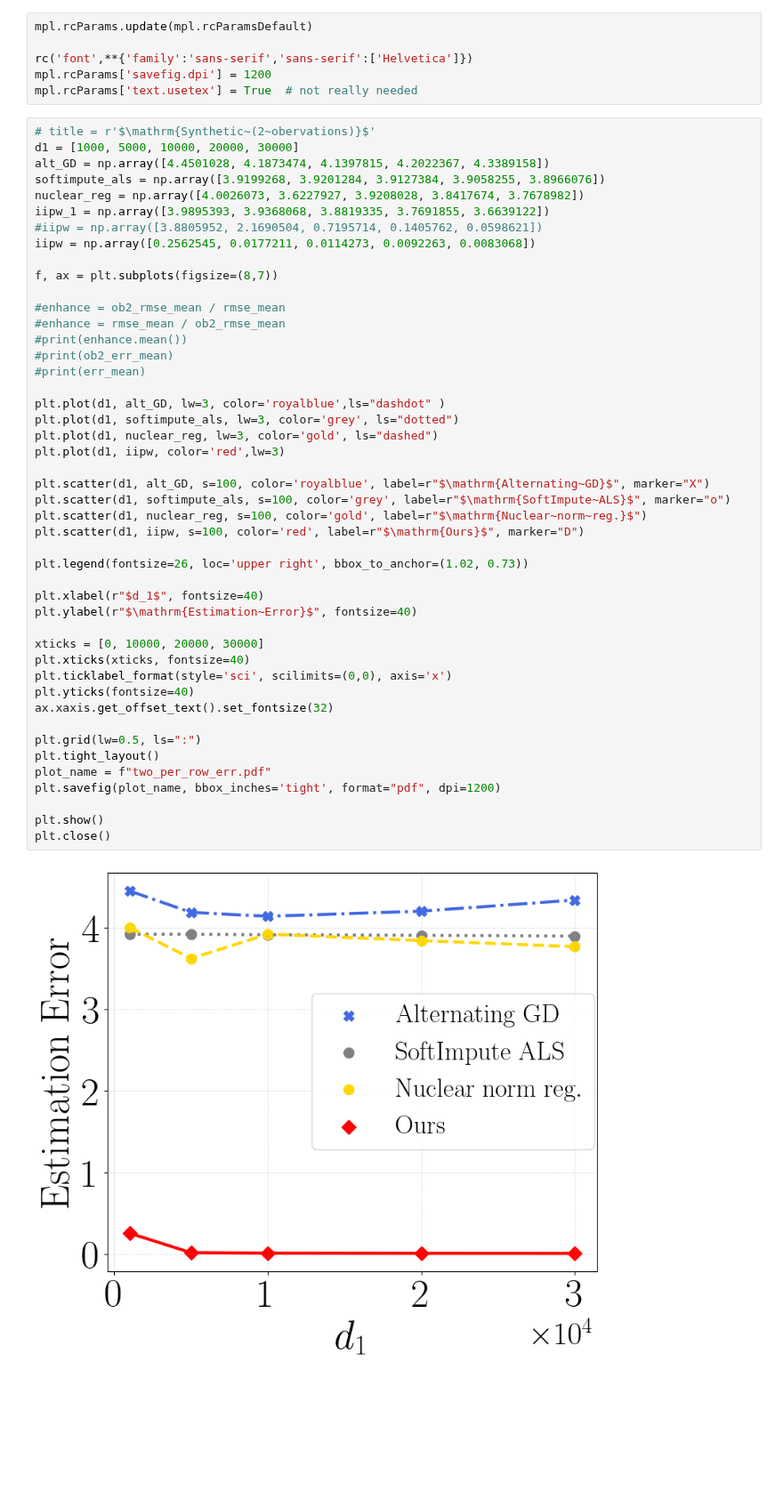
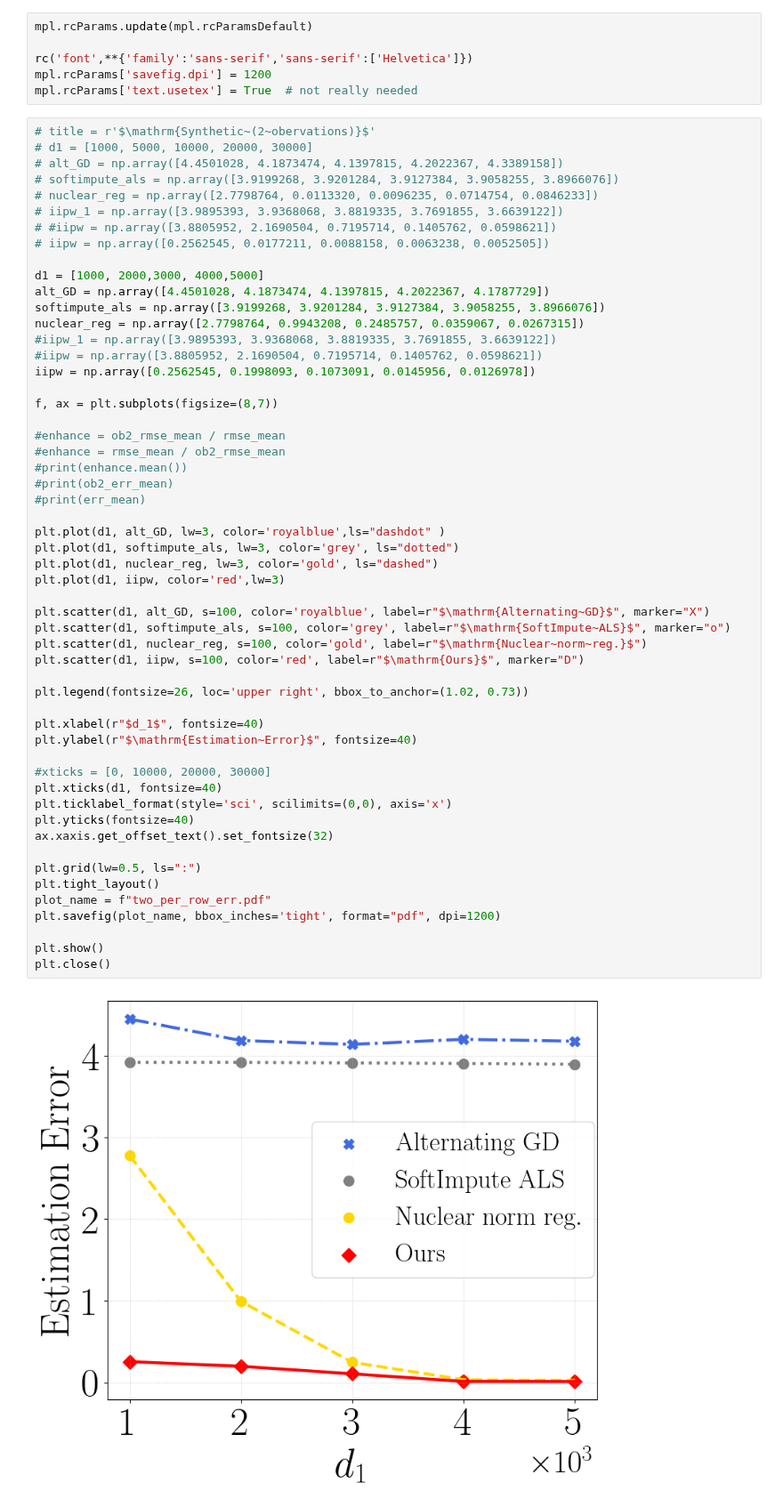
Before and after one commit to VirtuosoResearch/Matrix-completion-from-ultrasparse-samples, a Jupyter notebook: revised_figures/two_observations_per_row.ipynb, the cells around one changed output. Shown at 89% size. Saved outputs shown, nothing was run; the diff lists cells and outputs as text; blank space fills up the shorter version.

Commit message:
figures

```diff
--- a/revised_figures/two_observations_per_row.ipynb
+++ b/revised_figures/two_observations_per_row.ipynb
@@ -15,13 +15,21 @@ mpl.rcParams['savefig.dpi'] = 1200
 mpl.rcParams['text.usetex'] = True  # not really needed
 # %%
 # title = r'$\mathrm{Synthetic~(2~obervations)}$'
-d1 = [1000, 5000, 10000, 20000, 30000]
-alt_GD = np.array([4.4501028, 4.1873474, 4.1397815, 4.2022367, 4.3389158])
+# d1 = [1000, 5000, 10000, 20000, 30000]
+# alt_GD = np.array([4.4501028, 4.1873474, 4.1397815, 4.2022367, 4.3389158])
+# softimpute_als = np.array([3.9199268, 3.9201284, 3.9127384, 3.9058255, 3.8966076])
+# nuclear_reg = np.array([2.7798764, 0.0113320, 0.0096235, 0.0714754, 0.0846233])
+# iipw_1 = np.array([3.9895393, 3.9368068, 3.8819335, 3.7691855, 3.6639122])
+# #iipw = np.array([3.8805952, 2.1690504, 0.7195714, 0.1405762, 0.0598621])
+# iipw = np.array([0.2562545, 0.0177211, 0.0088158, 0.0063238, 0.0052505])
+
+d1 = [1000, 2000,3000, 4000,5000]
+alt_GD = np.array([4.4501028, 4.1873474, 4.1397815, 4.2022367, 4.1787729])
 softimpute_als = np.array([3.9199268, 3.9201284, 3.9127384, 3.9058255, 3.8966076])
-nuclear_reg = np.array([4.0026073, 3.6227927, 3.9208028, 3.8417674, 3.7678982])
-iipw_1 = np.array([3.9895393, 3.9368068, 3.8819335, 3.7691855, 3.6639122])
+nuclear_reg = np.array([2.7798764, 0.9943208, 0.2485757, 0.0359067, 0.0267315])
+#iipw_1 = np.array([3.9895393, 3.9368068, 3.8819335, 3.7691855, 3.6639122])
 #iipw = np.array([3.8805952, 2.1690504, 0.7195714, 0.1405762, 0.0598621])
-iipw = np.array([0.2562545, 0.0177211, 0.0114273, 0.0092263, 0.0083068])
+iipw = np.array([0.2562545, 0.1998093, 0.1073091, 0.0145956, 0.0126978])
 
 f, ax = plt.subplots(figsize=(8,7))
 
@@ -31,35 +39,35 @@ f, ax = plt.subplots(figsize=(8,7))
 #print(ob2_err_mean)
 #print(err_mean)
 
 plt.plot(d1, alt_GD, lw=3, color='royalblue',ls="dashdot" )
 plt.plot(d1, softimpute_als, lw=3, color='grey', ls="dotted")
 plt.plot(d1, nuclear_reg, lw=3, color='gold', ls="dashed")
 plt.plot(d1, iipw, color='red',lw=3)
 
 plt.scatter(d1, alt_GD, s=100, color='royalblue', label=r"$\mathrm{Alternating~GD}$", marker="X")
 plt.scatter(d1, softimpute_als, s=100, color='grey', label=r"$\mathrm{SoftImpute~ALS}$", marker="o")
 plt.scatter(d1, nuclear_reg, s=100, color='gold', label=r"$\mathrm{Nuclear~norm~reg.}$")
 plt.scatter(d1, iipw, s=100, color='red', label=r"$\mathrm{Ours}$", marker="D")
 
 plt.legend(fontsize=26, loc='upper right', bbox_to_anchor=(1.02, 0.73))
 
 plt.xlabel(r"$d_1$", fontsize=40)
 plt.ylabel(r"$\mathrm{Estimation~Error}$", fontsize=40)
 
-xticks = [0, 10000, 20000, 30000]
-plt.xticks(xticks, fontsize=40)
+#xticks = [0, 10000, 20000, 30000]
+plt.xticks(d1, fontsize=40)
 plt.ticklabel_format(style='sci', scilimits=(0,0), axis='x')
 plt.yticks(fontsize=40)
 ax.xaxis.get_offset_text().set_fontsize(32)
 
 plt.grid(lw=0.5, ls=":")
 plt.tight_layout()
 plot_name = f"two_per_row_err.pdf"
 plt.savefig(plot_name, bbox_inches='tight', format="pdf", dpi=1200)
 
 plt.show()
 plt.close()
 # %% [output]
-[figure, old version]
+[figure, new version]
 # %%
 # observed entries
```
Also changed, not shown: parts of 1 cell of this notebook.
